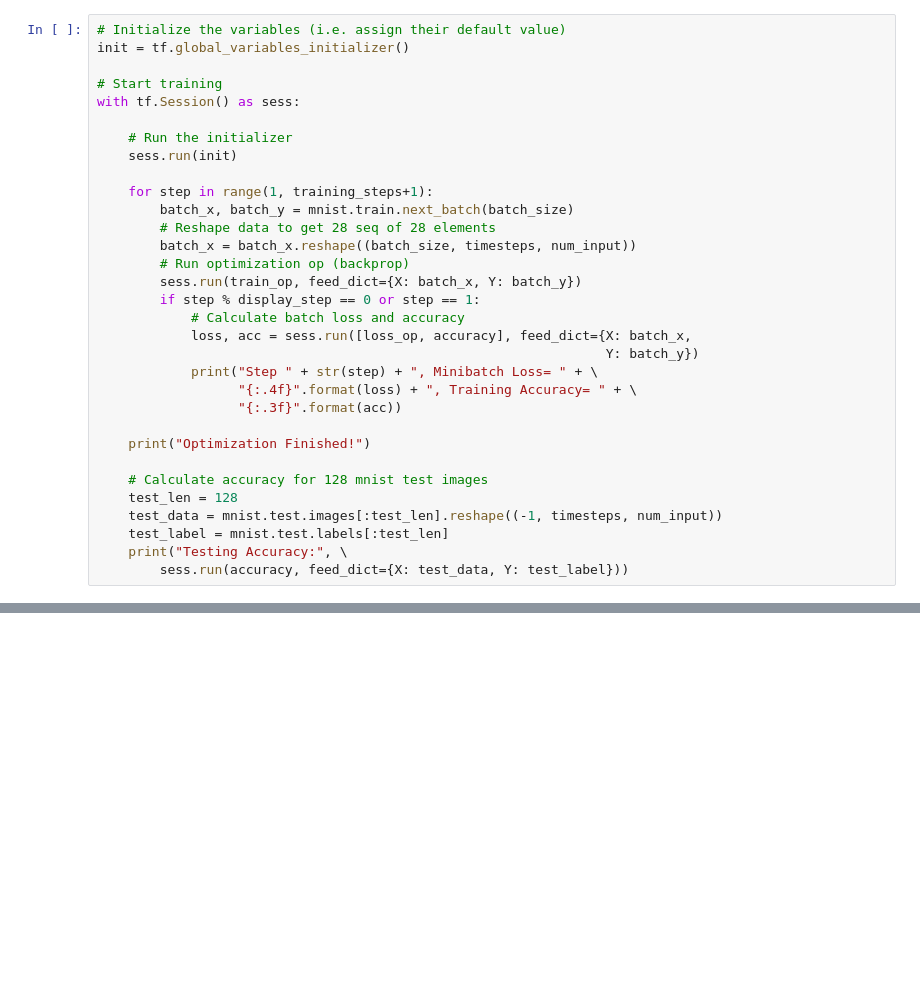
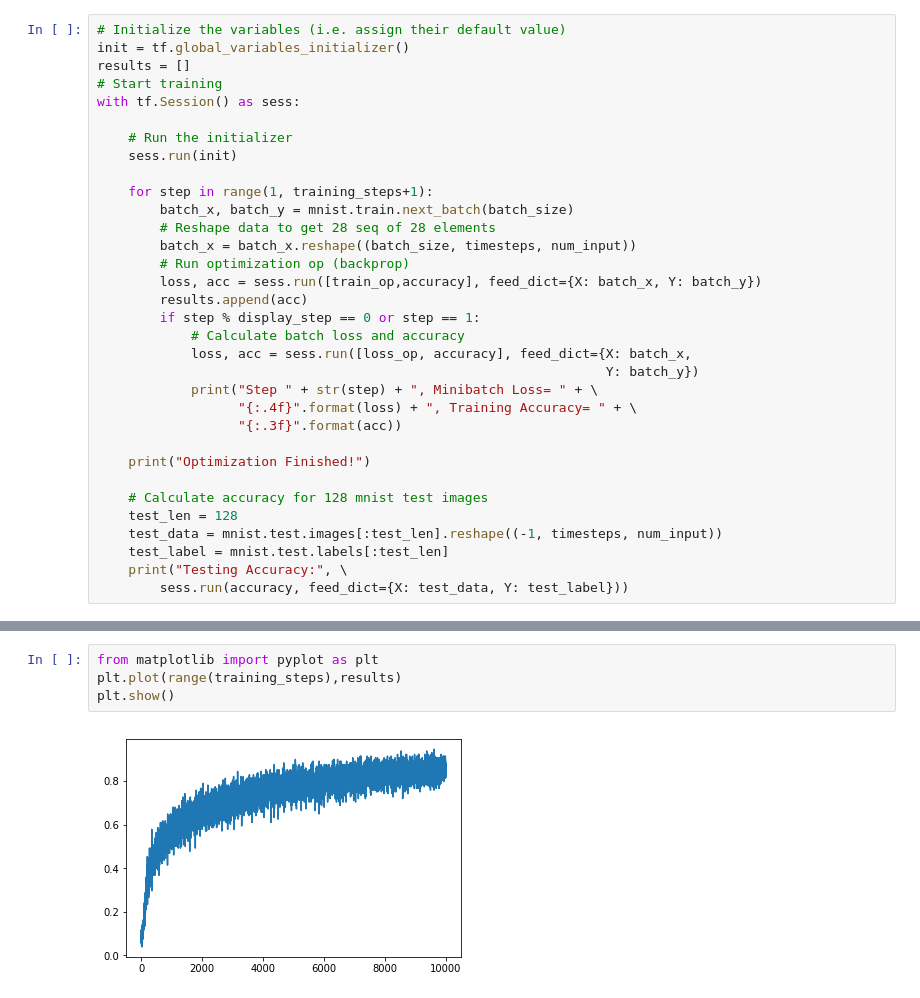
Before and after one commit to Zames-Chang/machine-learning-paper-review, a Jupyter notebook: bidirectionRNN/bidirectionRNN.ipynb, the cells around one changed output, grey strips where cells are left out. Saved outputs shown, nothing was run; the diff lists cells and outputs as text; blank space fills up the shorter version.

Commit message:
add accuracy image

```diff
--- a/bidirectionRNN/bidirectionRNN.ipynb
+++ b/bidirectionRNN/bidirectionRNN.ipynb
@@ -101,7 +114,7 @@ Extracting /tmp/data/t10k-labels-idx1-ubyte.gz
 # %%
 # Initialize the variables (i.e. assign their default value)
 init = tf.global_variables_initializer()
-
+results = []
 # Start training
 with tf.Session() as sess:
 
@@ -113,7 +126,8 @@ with tf.Session() as sess:
         # Reshape data to get 28 seq of 28 elements
         batch_x = batch_x.reshape((batch_size, timesteps, num_input))
         # Run optimization op (backprop)
-        sess.run(train_op, feed_dict={X: batch_x, Y: batch_y})
+        loss, acc = sess.run([train_op,accuracy], feed_dict={X: batch_x, Y: batch_y})
+        results.append(acc)
         if step % display_step == 0 or step == 1:
             # Calculate batch loss and accuracy
             loss, acc = sess.run([loss_op, accuracy], feed_dict={X: batch_x,
@@ -135,0 +165,6 @@ Step 200, Minibatch Loss= 2.0186, Training Accuracy= 0.297
+# %%
+from matplotlib import pyplot as plt
+plt.plot(range(training_steps),results)
+plt.show()
+# %% [output]
+[figure, added]
```
Also changed, not shown: parts of 2 cells of this notebook, 13 other files.
